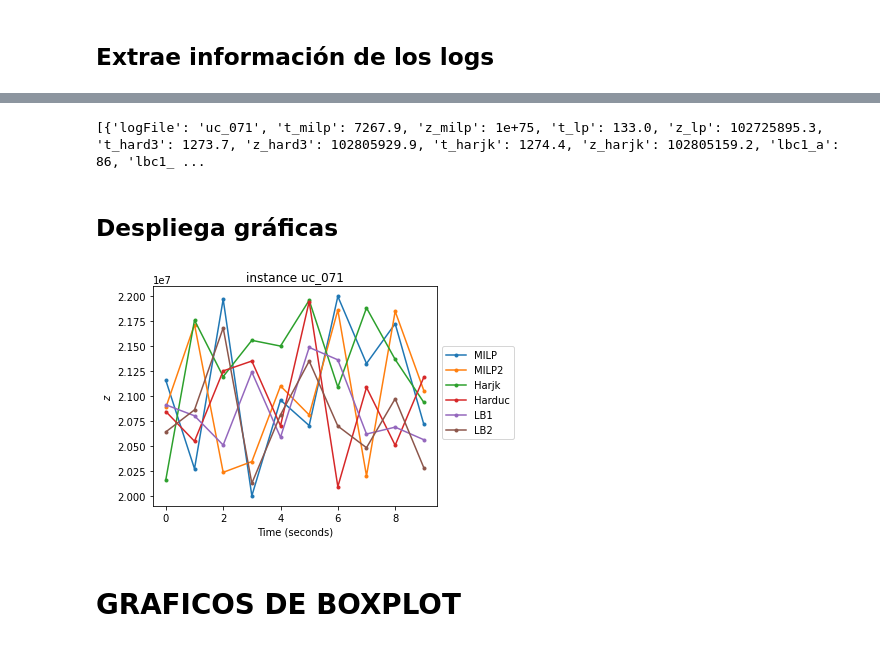
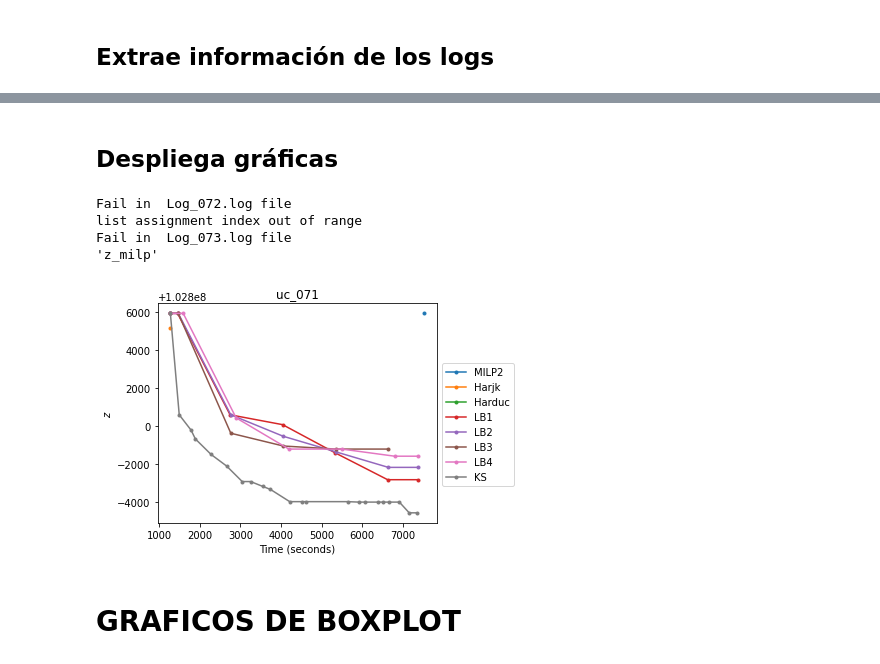
Before and after one commit to urieliram/Matheuristics_UCP, a Jupyter notebook: Figures_TC_UC.ipynb, the cells around one changed output, grey strips where cells are left out. Saved outputs shown, nothing was run; the diff lists cells and outputs as text; code cells hidden in the pictures.

```diff
--- a/Figures_TC_UC.ipynb
+++ b/Figures_TC_UC.ipynb
@@ -148,28 +171,52 @@ Fail in  Log_073.log file
-# %%
-print(list2)
-# %% [output]
-[{'logFile': 'uc_071', 't_milp': 7267.9, 'z_milp': 1e+75, 't_lp': 133.0, 'z_lp': 102725895.3, 't_hard3': 1273.7, 'z_hard3': 102805929.9, 't_harjk': 1274.4, 'z_harjk': 102805159.2, 'lbc1_a': 86, 'lbc1_ ...
+# %%
+def graficas(title='',graphs=[]):
+  plt.figure()
+  models = ['MILP','MILP2','Harjk','Harduc','LB1','LB2','LB3','LB4','KS']
+  i=0
+  for tup in graphs:
+      x    = tup[0]
+      y    = tup[1]
+      if tup[2]:
+        plt.plot(x, y, '.-', label = models[i])
+      i=i+1
+  plt.xlabel("Time (seconds)")
+  plt.ylabel("$z$")
+  plt.title(title)
+  plt.legend(bbox_to_anchor=(1, 0.75))
+  plt.tight_layout()
+  plt.savefig('fig:'+title+'.pdf')
+  # plt.show()
+  return 0
 # %% [markdown]
 ## Despliega gráficas
-# %%
-title = 'instance uc_071'
-plt.figure()
-models = ['MILP','MILP2','Harjk','Harduc','LB1','LB2','LB3','LB4','KS']
-for i in range(6):
-  # define data values
-  x = np.arange(10)                                                # X-axis points
-  y = np.random.randint(low = 20000000, high = 22000000, size=10)  # Y-axis points
-  plt.plot(x, y, '.-', label = models[i])
-
-plt.xlabel("Time (seconds)")
-plt.ylabel("$z$")
-plt.title(title)
-plt.legend(bbox_to_anchor=(1, 0.75))
-plt.tight_layout()
-plt.savefig('test.pdf')
-plt.show()
-# %% [output]
-[figure, removed]
+# %%
+list2  = []
+graphs = []
+for item in list:
+    try:
+      e         = Extract(item)
+      variables = e.extract()
+      if True:
+        graphs.append(([variables['t_milp' ]],[variables['z_milp']] ,variables["flag_milp"]))
+        graphs.append(([variables['t_milp2']],[variables['z_milp2']],variables["flag_milp2"]))
+        graphs.append(([variables['t_harjk']],[variables['z_harjk']],variables["flag_harjk"]))
+        graphs.append(([variables['t_hard3']],[variables['z_hard3']],variables["flag_hard3"]))
+        graphs.append((variables['t_lbc1' ],variables['z_lbc1' ],variables["flag_lbc1"]))
+        graphs.append((variables['t_lbc2' ],variables['z_lbc2' ],variables["flag_lbc2"]))
+        graphs.append((variables['t_lbc3' ],variables['z_lbc3' ],variables["flag_lbc3"]))
+        graphs.append((variables['t_lbc4' ],variables['z_lbc4' ],variables["flag_lbc4"]))
+        graphs.append((variables['t_KS' ],variables['z_KS' ],variables["flag_KS"]))
+        graficas(title=variables["logFile"],graphs=graphs)
+      list2.append(variables)
+    except Exception as err:
+      print("Fail in ", item+".log"+ " file")
+      print(str(err))
+# %% [output]
+Fail in  Log_072.log file
+list assignment index out of range
+Fail in  Log_073.log file
+'z_milp'
+[figure, added]
 # %% [markdown]
 # GRAFICOS DE BOXPLOT
 # %% [markdown]
```
Also changed, not shown: parts of 3 cells of this notebook.
